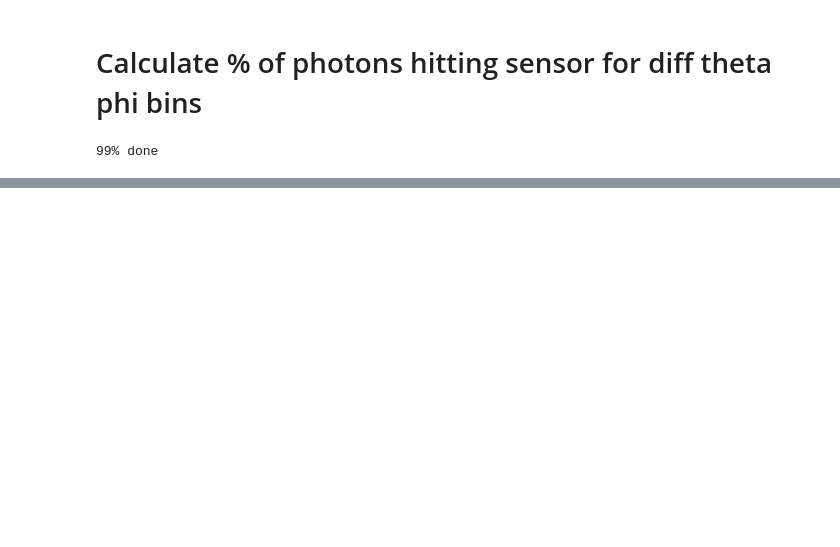
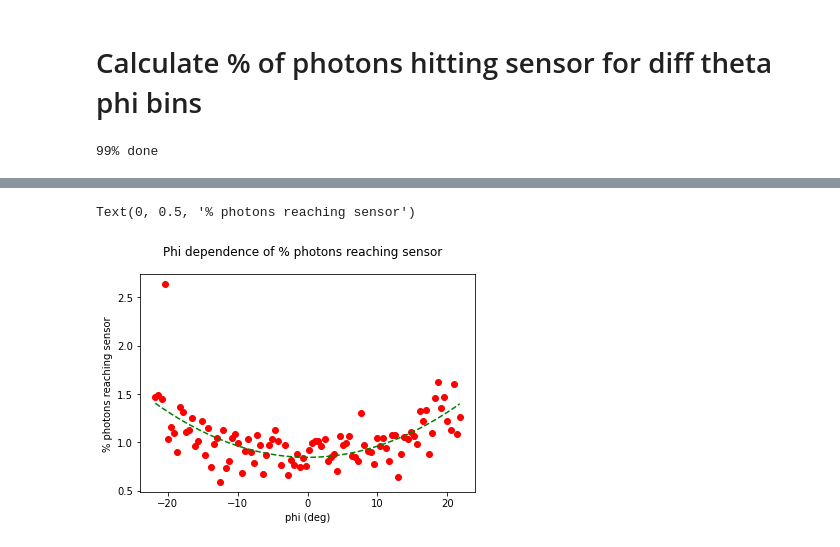
Before and after one commit to RowanKell/work_eic, a Jupyter notebook: macros/Variation/Variation.ipynb, the cells around one changed output, grey strips where cells are left out. Drawn from its saved outputs; the diff is of its cells as text; code cells hidden in the pictures; blank space fills up the shorter version.

```diff
--- a/macros/Variation/Variation.ipynb
+++ b/macros/Variation/Variation.ipynb
@@ -307,0 +194,11 @@ array([0.92331676, 0.03224292, 0.38268344])
+# %%
+fig_phi, ax_phi = plot.subplots(1,1)
+ax_phi.plot(phi_bin_centers, poly_2d(phi_bin_centers,*popt_phi), 'g--')
+fig_phi.suptitle("Phi dependence of % photons reaching sensor")
+ax_phi.scatter(phi_bin_centers,phi_percent,color="red")
+ax_phi.set_xlabel("phi (deg)")
+ax_phi.set_ylabel("% photons reaching sensor")
+# fig_phi.legend()
+# %% [output]
+Text(0, 0.5, '% photons reaching sensor')
+[figure, added]
```
Also changed, not shown: parts of 30 cells of this notebook, 13 other files.
